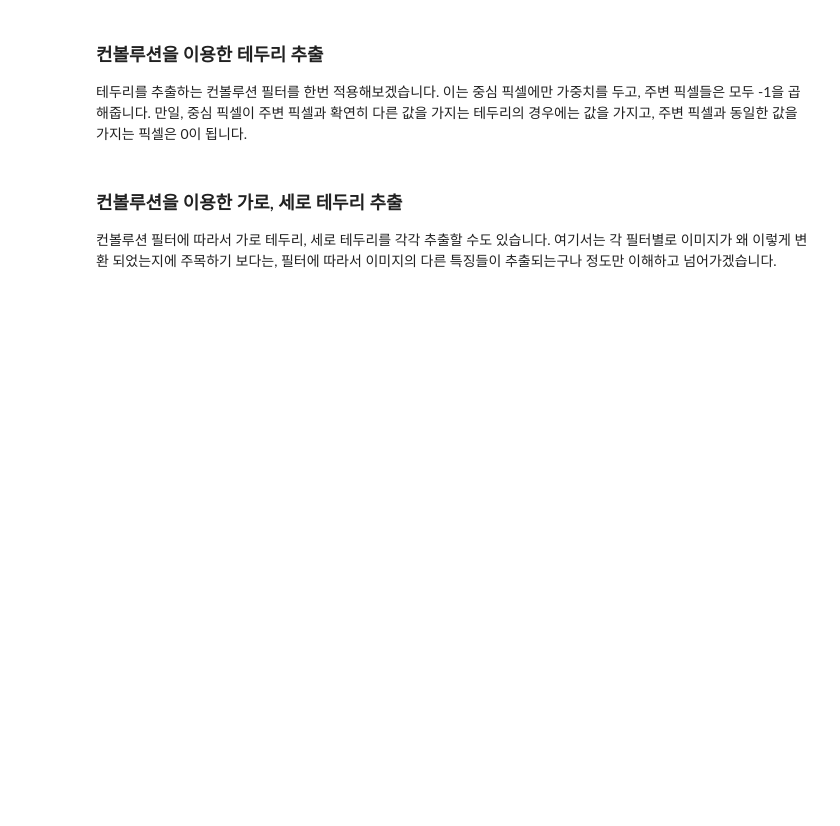
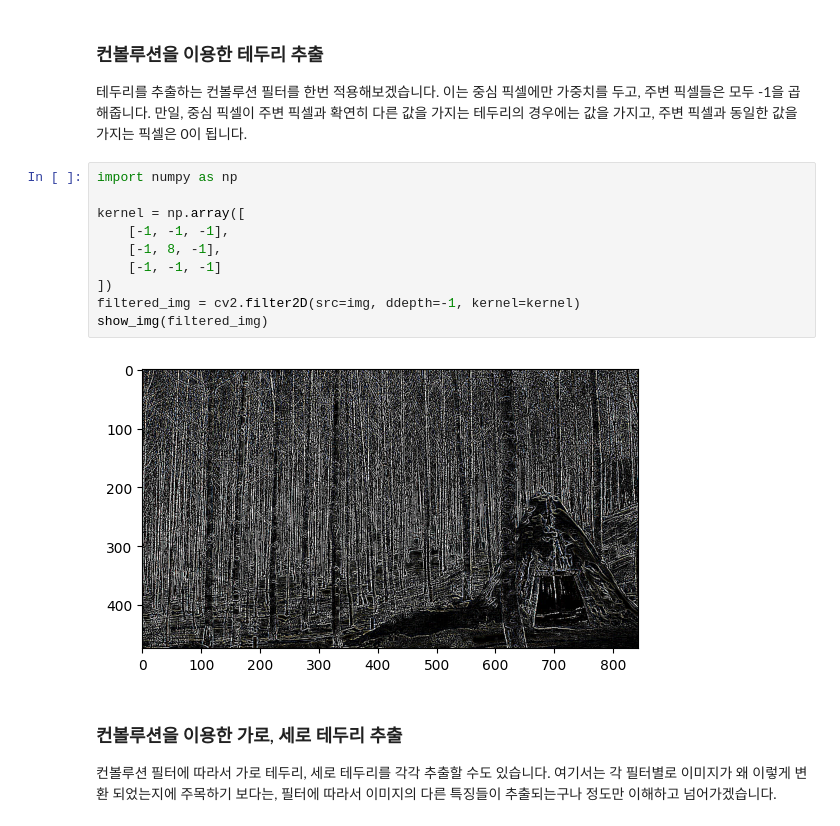
Before and after one commit to yeomko22/data_analytics_camp_6th, a Jupyter notebook: week_11/deeplearning_cv/ch_1_convolutional_neural_network_removed.ipynb, the cells around one changed output. Drawn from its saved outputs; the diff is of its cells as text; blank space fills up the shorter version.

```diff
--- a/week_11/deeplearning_cv/ch_1_convolutional_neural_network_removed.ipynb
+++ b/week_11/deeplearning_cv/ch_1_convolutional_neural_network_removed.ipynb
@@ -24,6 +35,18 @@ Convolution은 딥러닝이 등장하기 이전에도 컴퓨터 비전 분야에
 ### 컨볼루션을 이용한 테두리 추출
 
 테두리를 추출하는 컨볼루션 필터를 한번 적용해보겠습니다. 이는 중심 픽셀에만 가중치를 두고, 주변 픽셀들은 모두 -1을 곱해줍니다. 만일, 중심 픽셀이 주변 픽셀과 확연히 다른 값을 가지는 테두리의 경우에는 값을 가지고, 주변 픽셀과 동일한 값을 가지는 픽셀은 0이 됩니다.
+# %%
+import numpy as np
+
+kernel = np.array([
+    [-1, -1, -1],
+    [-1, 8, -1],
+    [-1, -1, -1]
+])
+filtered_img = cv2.filter2D(src=img, ddepth=-1, kernel=kernel)
+show_img(filtered_img)
+# %% [output]
+[figure, added]
 # %% [markdown]
 ### 컨볼루션을 이용한 가로, 세로 테두리 추출
 
```
Also changed, not shown: parts of 3 cells of this notebook, 6 other files.
